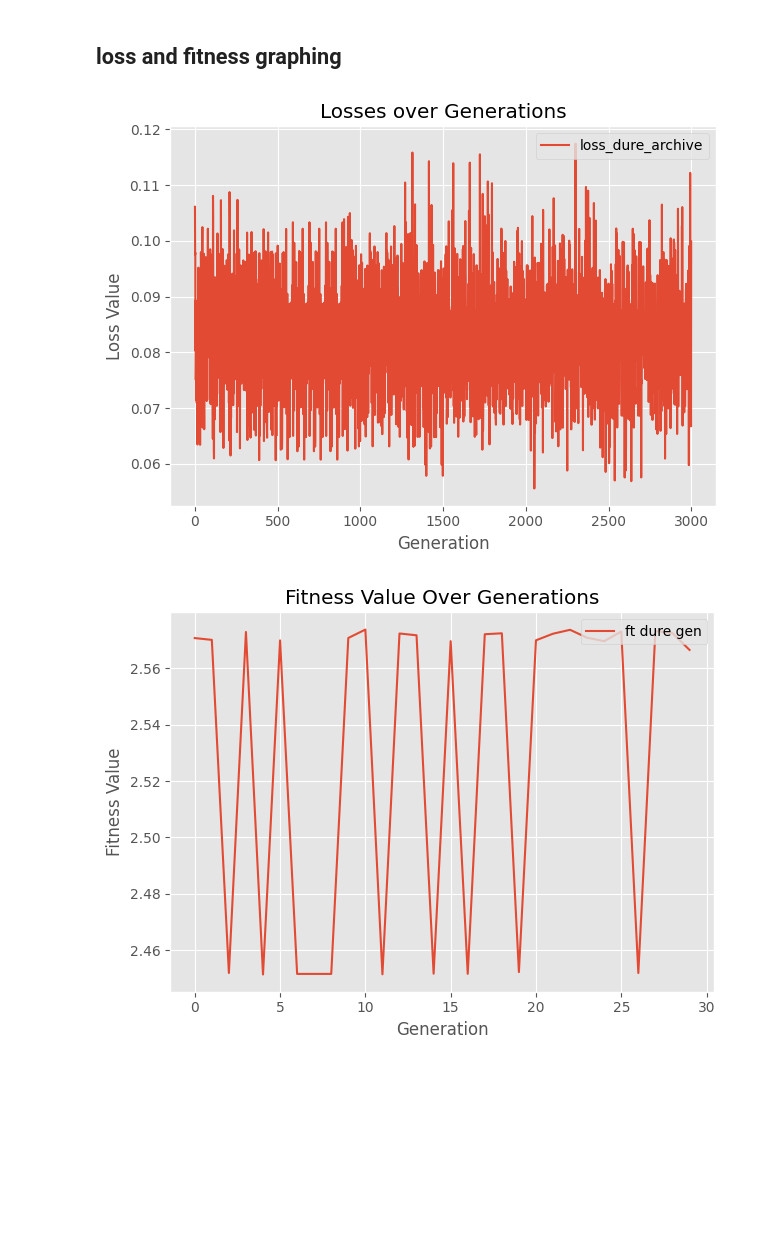
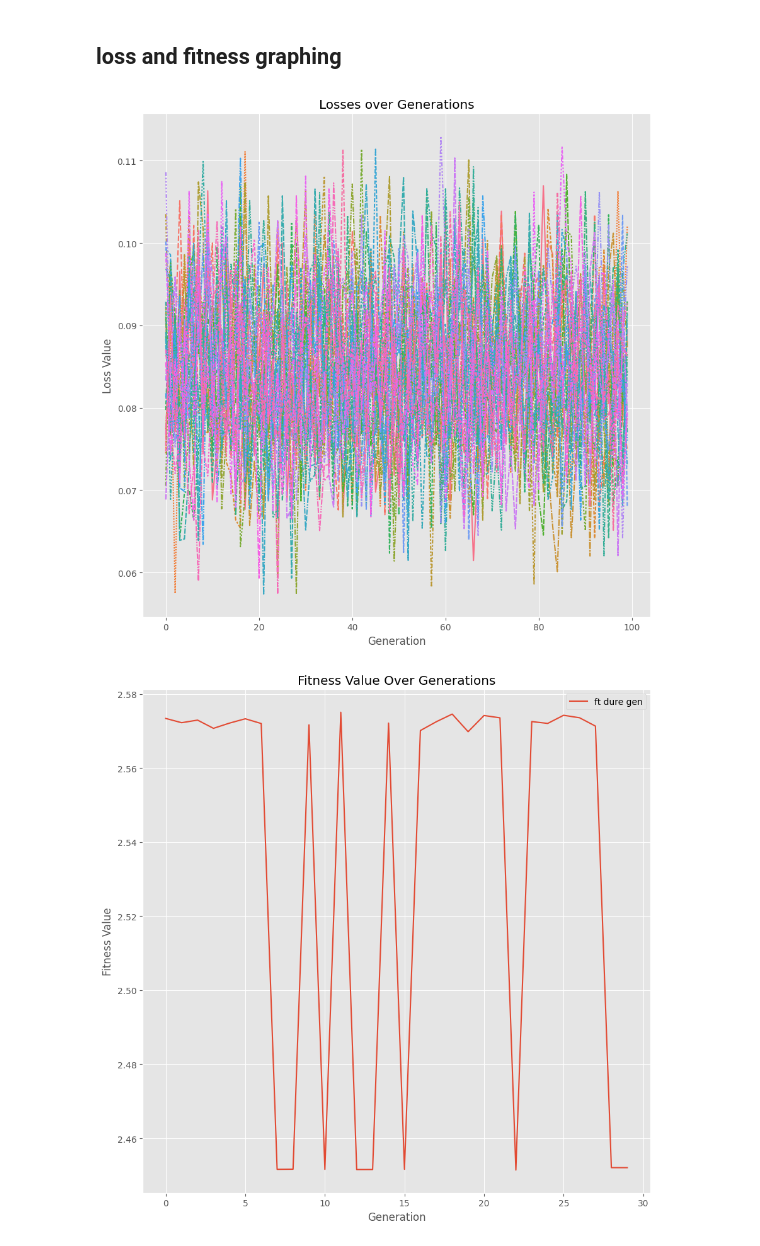
Before and after one commit to amirhu37/DCPMK, a Jupyter notebook: DCPMK.ipynb, the cells around one changed output. Cells and saved outputs as stored; diff of their text form; code cells hidden in the pictures; blank space fills up the shorter version.

```diff
--- a/DCPMK.ipynb
+++ b/DCPMK.ipynb
@@ -491,7 +491,6 @@ T : \text{targer point positions} \\
 E : \text{environmet obsticle}
 $$
 # %%
-
 
 class WSNloss(nn.Module):
 	def __init__(self,
@@ -508,9 +507,9 @@ class WSNloss(nn.Module):
 
 		super(WSNloss, self).__init__()
 
-		self.R_cov: Tensor = torch.tensor(Coverage_rate) - eps
-		self.R_con: Tensor = torch.tensor(Connection_rate) - eps
-		self.sink_point: Tensor | None = torch.tensor(sink_point) if sink_point is not None else None
+		self.R_cov: Tensor = Coverage_rate - torch.tensor(eps)
+		self.R_con: Tensor = Connection_rate - torch.tensor(eps)
+		self.sink_point: Tensor | None = sink_point if sink_point is not None else None
 
 
 		# مدیریت نقاط هدف
@@ -523,9 +522,9 @@ class WSNloss(nn.Module):
 		self.intra_weight: Tensor = intra_weight
 		self.target_weight: Tensor = target_weight
 
-		torch.nn.Parameter(self.obstacle_weight)
-		torch.nn.Parameter(self.intra_weight)
-		torch.nn.Parameter(self.target_weight)
+		# torch.nn.Parameter(self.obstacle_weight)
+		# torch.nn.Parameter(self.intra_weight)
+		# torch.nn.Parameter(self.target_weight)
 
 		self.eps: Tensor = torch.tensor(eps)
 
@@ -807,7 +802,6 @@ class NetWorkAdapter(nn.Module):
 # %% [markdown]
 # Define Model
 # %%
-# تعریف مدل و تابع ضرر
 
 # Define the fitness function
 fitness_fn = WSNloss(
@@ -831,7 +825,7 @@ learning_model : NetWorkAdapter = NetWorkAdapter(pop_size,
 												  Dimension+1)
 
 # Define the optimizer
-optimizer = Adam(learning_model.parameters(),
+optimizer = RMSprop(learning_model.parameters(),
 				lr= Learning_rate,
 				# alpha=.5,
 				eps=1e-8,
@@ -1044,2 +1034,6 @@ Gen 30 | Arch Size 100 | fitness  2.5666 | loss 0.0826 | 'EA'
 # %% [markdown]
 # Visulizing Result
+# %%
+loss_dure_archive = np.array(loss_dure_archive).reshape(-1, n_simu)
+# loss_dure_archive = pd.DataFrame({f"run {k}" : v for k,v in enumerate(loss_dure_archive,1)})
+ft_dure_gen  = np.array(ft_dure_gen)
@@ -1165,21 +1178,26 @@ except Exception as e:
 # %% [markdown]
 ## loss and fitness graphing
 # %%
-style.use("ggplot")
-sns.lineplot({
-			  "loss_dure_archive": loss_dure_archive})
+plt.figure(figsize= (9,9))
+sns.lineplot(loss_dure_archive,
+               legend= False)
+
 plt.title("Losses over Generations")
 plt.xlabel("Generation")
 plt.ylabel("Loss Value")
 handles, labels = plt.gca().get_legend_handles_labels()
-if handles:
-	plt.legend(loc='upper right')
+
+if handles:...
+	# plt.legend( loc='upper right')
+
+
 plt.tight_layout()
 plt.show()
 # %% [output]
-[figure, old version]
+[figure, new version]
 # %%
-style.use("ggplot")
+plt.figure(figsize= (9,9))
+
 sns.lineplot({
 	"ft dure gen":ft_dure_gen,})
 plt.title("Fitness Value Over Generations")
@@ -1191,5 +1209,5 @@ if handles:
 plt.tight_layout()
 plt.show()
 # %% [output]
-[figure, old version]
+[figure, new version]
 # %%
```
Also changed, not shown: parts of 17 cells of this notebook.
